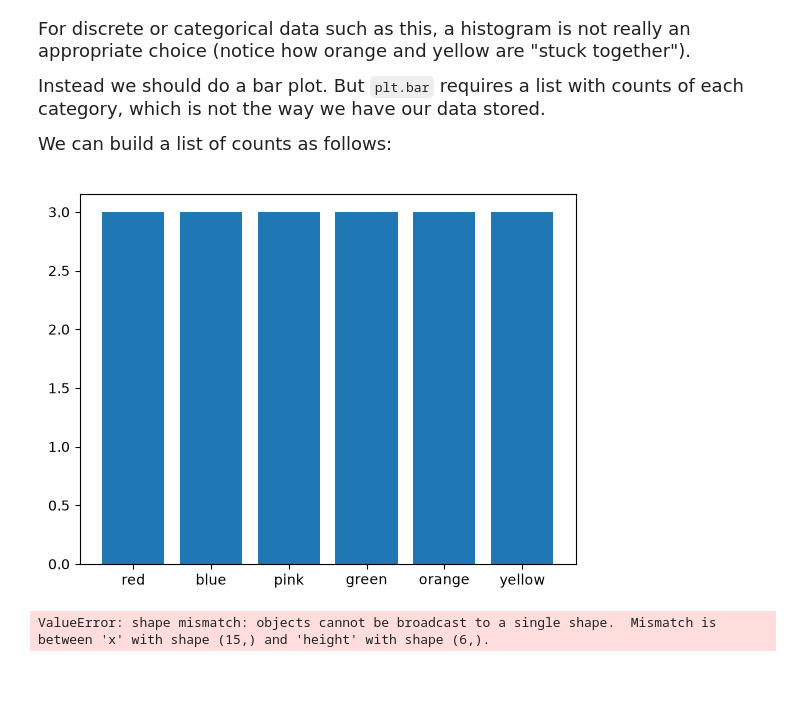
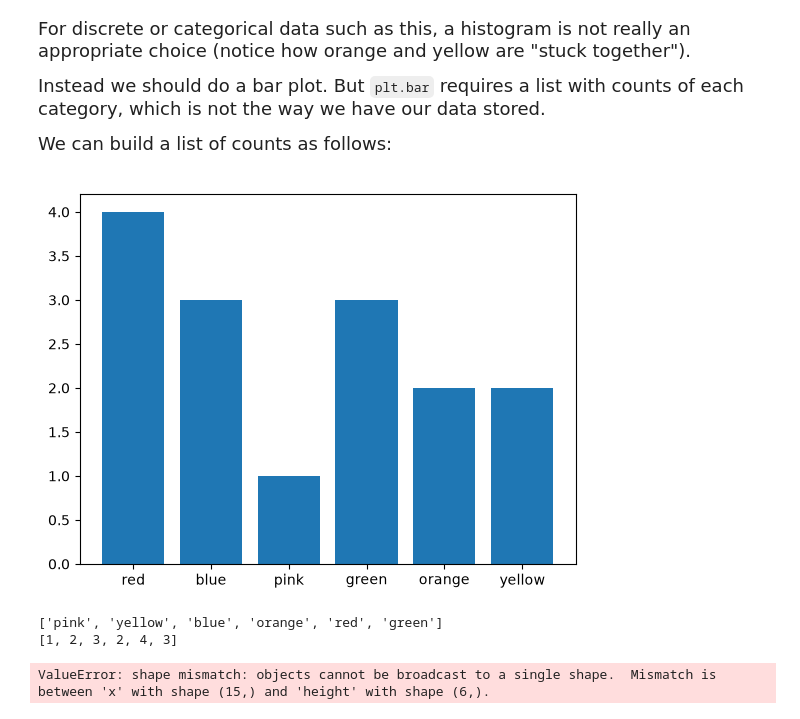
Before and after one commit to G04t-UNIversal/datasci185fall2026, a Jupyter notebook: Lecture_08_Other_Compound_Data_Types/Lecture8 copy.ipynb, the cells around one changed output. Drawn from its saved outputs; the diff is of its cells as text; code cells hidden in the pictures; blank space fills up the shorter version.

```diff
--- a/Lecture_08_Other_Compound_Data_Types/Lecture8 copy.ipynb
+++ b/Lecture_08_Other_Compound_Data_Types/Lecture8 copy.ipynb
@@ -283,28 +295,38 @@ For discrete or categorical data such as this, a histogram is not really an appr
 Instead we should do a bar plot. But `plt.bar` requires a list with counts of each category, which is not the way we have our data stored.
 
 We can build a list of counts as follows:
+# %%
+unique_colors = ["red", "blue", "pink", "green", "orange", "yellow"]
+
+count = [4, 3, 1, 3, 2, 2]
+
+plt.bar(x = unique_colors, height = count)
+plt.show()
+# %% [output]
+[figure, added]
 # %%
 favorite_colors = ["red", "red", "blue", "pink", "green", "orange", "orange", "yellow",
                     "red", "green", "red", "blue", "blue", "yellow", "green"]
 
-unique_colors = []
-count = []
-
-color_set = {}
-new_cat = 1
+unique_colors = list(set(favorite_colors))
+count = [0] * len(unique_colors)
 
 for color in favorite_colors:
-    color_set.add(color)
-    if new_cat = int(len(color_set) + 1):
-        count + 1
+    color_idx = unique_colors.index(color)
+    count[color_idx] += 1
 
+print(unique_colors)
+print(count)
 
+#for color in favorite_colors:
+    #if color =
 
 
 
      # didn't change, then add one
 # %% [output]
-[figure, removed]
+['pink', 'yellow', 'blue', 'orange', 'red', 'green']
+[1, 2, 3, 2, 4, 3]
 # %%
 frequency = [3, 4, 5 ,6, 7, 8]
 plt.bar(x = favorite_colors, height = frequency)
```
Also changed, not shown: parts of 24 cells of this notebook.
